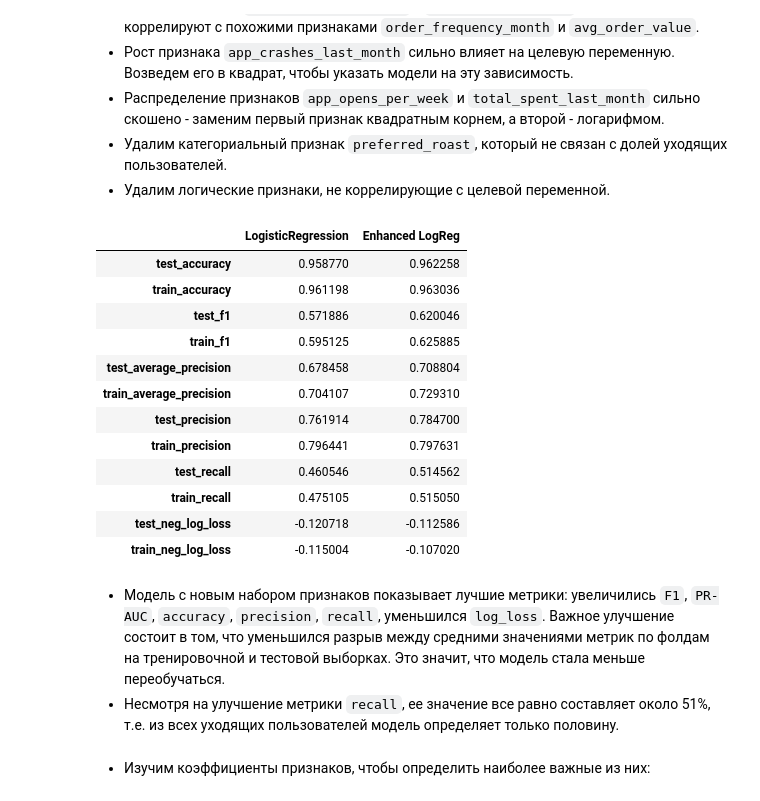
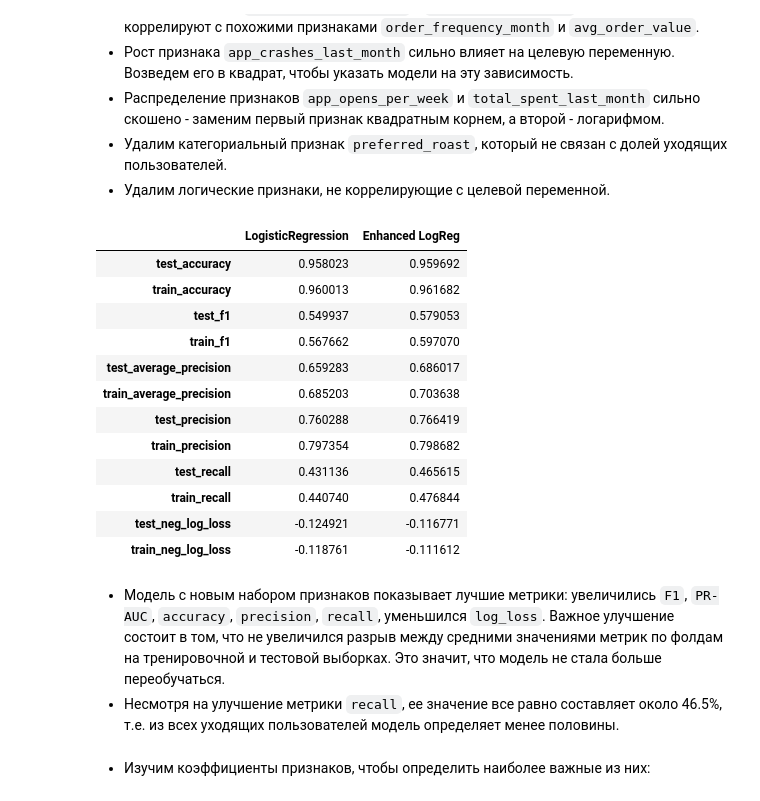
Before and after one commit to tvorogov-code/ds-yandex, a Jupyter notebook: notebooks/Проект спринта 11/Проект спринта 11.ipynb, the cells around one changed output. Cells and saved outputs as stored; diff of their text form; code cells hidden in the pictures.

```diff
--- a/notebooks/Проект спринта 11/Проект спринта 11.ipynb
+++ b/notebooks/Проект спринта 11/Проект спринта 11.ipynb
@@ -617,8 +514,20 @@ df[num_columns].describe(percentiles=[0.25, 0.5, 0.75, 0.9, 0.95, 0.99, 0.995])
 # %%
+# Удалим выбросы в столбце total_spent_last_month по 99.9 процентилю
 last_count = len(df)
 percentile_999 = df['total_spent_last_month'].quantile(0.999)
 new_count = last_count - (df['total_spent_last_month'] < percentile_999).sum()
 
 print(f"Строк к удалению по 99.9 процентилю во всем датасете: {new_count} ({new_count / initial_count * 100:.2f}%)")
+
+df_filtered = df[df['total_spent_last_month'] < percentile_999]
+
+# Построим диаграмму распределения оставшихся данных
+draw_double_diag(df_filtered,
+                    "Сумма заказов за последний месяц (99.9 процентиль)",
+                    'total_spent_last_month',
+                    'churn',
+                    "Сумма",
+                    "Количество")
+df = df_filtered
 last_count = len(df)
 # %% [output]
@@ -911,7 +795,7 @@ enh_feature_num_cols = num_columns.copy()
 enh_feature_num_cols.remove('median_order_value')
 enh_feature_num_cols.remove('order_frequency_week')
 enh_feature_num_cols.remove('app_opens_per_week')
-# enh_feature_num_cols.remove('total_spent_last_month')
+enh_feature_num_cols.remove('total_spent_last_month')
 enh_feature_num_cols.remove('app_crashes_last_month')
 
 enh_feature_num_cols.append('spent_app_open_ratio')
@@ -942,48 +826,48 @@ def transform_features(X):
     return X_new
 
 lr_enh_pipeline = create_pipeline(enh_feature_num_cols,
                                   enh_ohe_cols,
                                   enh_target_enc_cols,
                                   enh_feature_bool_cols,
                                   transform_features,
                                   LogisticRegression(random_state=RANDOM_STATE))
 
 # Проведем кросс-валидацию усовершенствованного пайплайна логистической регрессии
 metrics_lr_enh = cross_validate(
     estimator=lr_enh_pipeline,
     X=X_train_val,
     y=y_train_val,
     scoring=['accuracy', 'f1', 'average_precision', 'precision', 'recall', 'neg_log_loss'],
     cv=cv,
     return_train_score = True,
     return_estimator = True,
     n_jobs=-1
 )
 
 # Посчитаем и выведем средние значения метрик по фолдам
 display((pd.DataFrame({
                         'LogisticRegression': pd.DataFrame(metrics_lr).iloc[:, 3:].mean(),
                         'Enhanced LogReg': pd.DataFrame(metrics_lr_enh).iloc[:, 3:].mean()
                     })
         .style
         .background_gradient(cmap='viridis')))
 # %% [output]
 |  | LogisticRegression | Enhanced LogReg |
-| test_accuracy | 0.958770 | 0.962258 |
-| train_accuracy | 0.961198 | 0.963036 |
-| test_f1 | 0.571886 | 0.620046 |
-| train_f1 | 0.595125 | 0.625885 |
-| test_average_precision | 0.678458 | 0.708804 |
-| train_average_precision | 0.704107 | 0.729310 |
-| test_precision | 0.761914 | 0.784700 |
-| train_precision | 0.796441 | 0.797631 |
-| test_recall | 0.460546 | 0.514562 |
-| train_recall | 0.475105 | 0.515050 |
-| test_neg_log_loss | -0.120718 | -0.112586 |
-| train_neg_log_loss | -0.115004 | -0.107020 |
+| test_accuracy | 0.958023 | 0.959692 |
+| train_accuracy | 0.960013 | 0.961682 |
+| test_f1 | 0.549937 | 0.579053 |
+| train_f1 | 0.567662 | 0.597070 |
+| test_average_precision | 0.659283 | 0.686017 |
+| train_average_precision | 0.685203 | 0.703638 |
+| test_precision | 0.760288 | 0.766419 |
+| train_precision | 0.797354 | 0.798682 |
+| test_recall | 0.431136 | 0.465615 |
+| train_recall | 0.440740 | 0.476844 |
+| test_neg_log_loss | -0.124921 | -0.116771 |
+| train_neg_log_loss | -0.118761 | -0.111612 |
 # %% [markdown]
-- Модель с новым набором признаков показывает лучшие метрики: увеличились `F1`, `PR-AUC`, `accuracy`, `precision`, `recall`, уменьшился `log_loss`. Важное улучшение состоит в том, что уменьшился разрыв между средними значениями метрик по фолдам на тренировочной и тестовой выборках. Это значит, что модель стала меньше переобучаться.
-- Несмотря на улучшение метрики `recall`, ее значение все равно составляет около 51%, т.е. из всех уходящих пользователей модель определяет только половину.
+- Модель с новым набором признаков показывает лучшие метрики: увеличились `F1`, `PR-AUC`, `accuracy`, `precision`, `recall`, уменьшился `log_loss`. Важное улучшение состоит в том, что не увеличился разрыв между средними значениями метрик по фолдам на тренировочной и тестовой выборках. Это значит, что модель не стала больше переобучаться.
+- Несмотря на улучшение метрики `recall`, ее значение все равно составляет около 46.5%, т.е. из всех уходящих пользователей модель определяет менее половины.
 # %% [markdown]
 - Изучим коэффициенты признаков, чтобы определить наиболее важные из них:
 # %%
```
Also changed, not shown: parts of 31 cells of this notebook, 1 other file.
